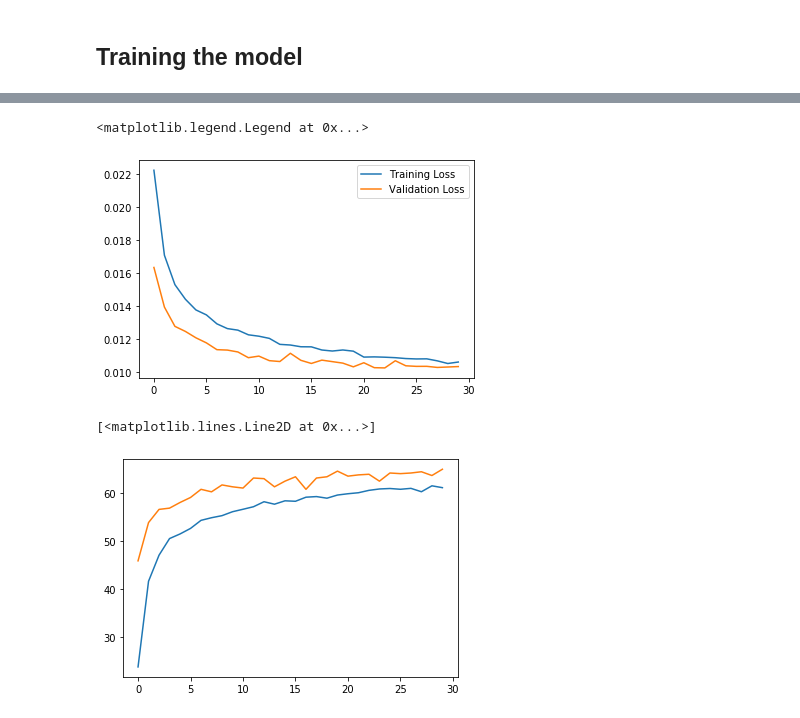
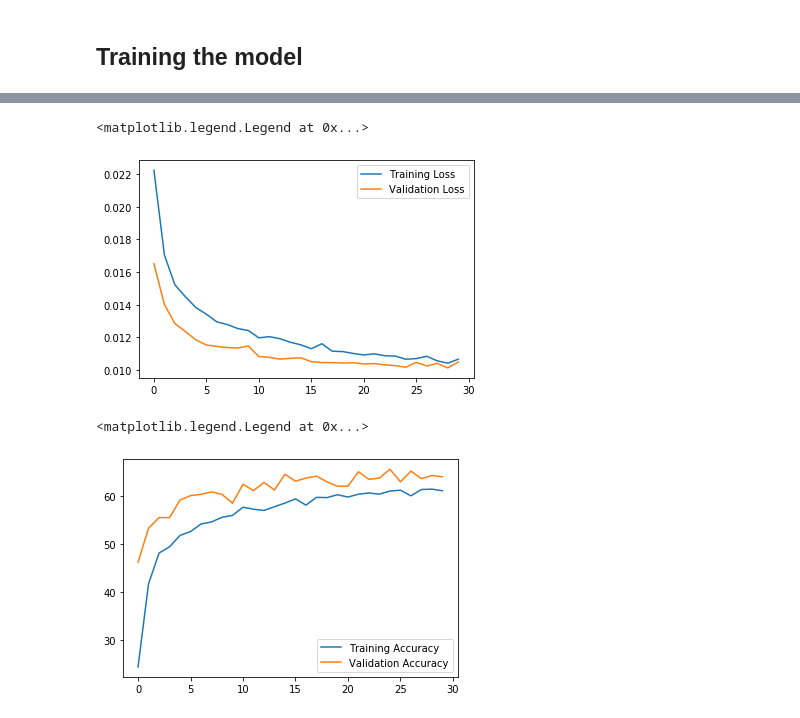
Before and after one commit to imdeepmind/BrandLogoDetection, a Jupyter notebook: model.ipynb, the cells around one changed output, grey strips where cells are left out. Saved outputs shown, nothing was run; the diff lists cells and outputs as text; code cells hidden in the pictures.

```diff
--- a/model.ipynb
+++ b/model.ipynb
@@ -80 +88,4 @@ model = models.mobilenet_v2(pretrained=True)
+# %%
+# Initializing the Resnet50 model
+model = models.resnet50(pretrained=True)
 # %%
@@ -82,7 +94,8 @@ for param in model.features.parameters():
     param.requires_grad = False
 # %%
-n_inputs = model.classifier[1].in_features
+# Updating the last layer of the model
+n_inputs = model.fc.in_features
 last_layer = nn.Linear(n_inputs, 32)
-model.classifier[1] = last_layer
+model.fc = last_layer
 model.to(device)
 # %% [output]
@@ -188,10 +202,11 @@ plt.plot(range(0, len(validation_losses)), validation_losses, label="Validation
 plt.legend()
 # %% [output]
 <matplotlib.legend.Legend at 0x...>
-[figure, old version]
+[figure, new version]
 # %%
 plt.plot(range(0, len(training_accuracy)), training_accuracy, label="Training Accuracy")
 plt.plot(range(0, len(validation_accuracy)), validation_accuracy, label="Validation Accuracy")
+plt.legend()
 # %% [output]
-[<matplotlib.lines.Line2D at 0x...>]
+<matplotlib.legend.Legend at 0x...>
-[figure, old version]
+[figure, new version]
```
Also changed, not shown: parts of 16 cells of this notebook.
